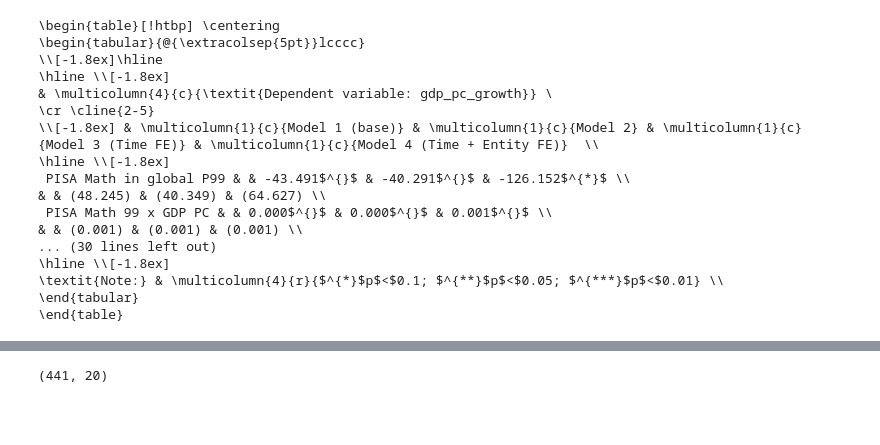
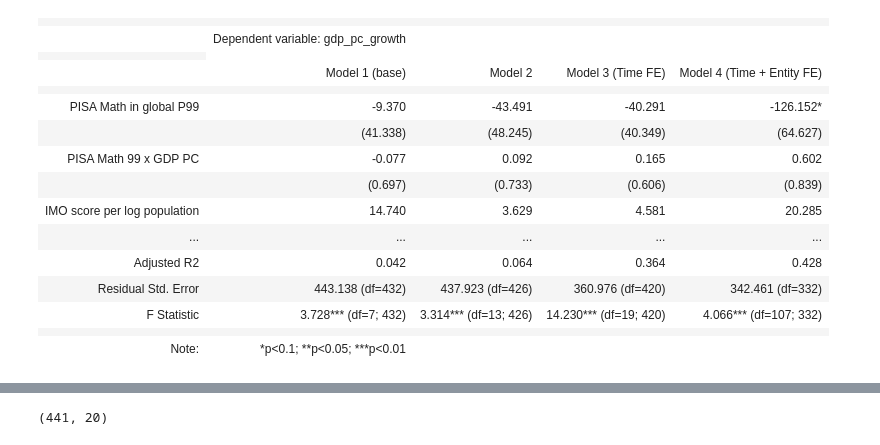
Before and after one commit to jamesxu123/econ442, a Jupyter notebook: charts/regs interac.ipynb, the cells around one changed output, grey strips where cells are left out. Saved outputs shown, nothing was run; the diff lists cells and outputs as text; code cells hidden in the pictures; blank space fills up the shorter version.

```diff
--- a/charts/regs interac.ipynb
+++ b/charts/regs interac.ipynb
@@ -66,32 +24,36 @@ non_pisa_pyears = smf.ols("gdp_pc_growth ~ gdp_pc + democracy_eiu + imo_total_sc
 non_pisa = smf.ols("gdp_pc_growth ~ gdp_pc + democracy_eiu + imo_total_score*gdp_pc + arwu_ranked_num*gdp_pc + primary_completion + lower_sec_completion + upper_sec_completion + population + C(year) ", pd_df).fit()
 non_pisa_country = smf.ols("gdp_pc_growth ~ gdp_pc + democracy_eiu + imo_total_score*gdp_pc + arwu_ranked_num*gdp_pc + primary_completion + lower_sec_completion + upper_sec_completion + population + C(year) + country", pd_df).fit()
 # non_pisa_no_interac = smf.ols("gdp_pc_growth ~ gdp_pc + democracy_eiu + imo_total_score + arwu_ranked_num + primary_completion + lower_sec_completion + upper_sec_completion + population + C(year) ", pd_df).fit()
+# %%
+pisa_no_controls = smf.ols("gdp_pc_growth ~ imo_total_score*gdp_pc + arwu_ranked_num*gdp_pc + in_math99*gdp_pc", pisa_df).fit()
+pisa_no_fix = smf.ols("gdp_pc_growth ~ gdp_pc + imo_total_score*gdp_pc + math + in_math99*gdp_pc + arwu_ranked_num*gdp_pc + primary_completion + lower_sec_completion + upper_sec_completion + population + democracy_eiu", pisa_df).fit()
+pisa = smf.ols("gdp_pc_growth ~ gdp_pc + imo_total_score*gdp_pc + math + in_math99*gdp_pc + arwu_ranked_num*gdp_pc + primary_completion + lower_sec_completion + upper_sec_completion + population + democracy_eiu + C(year) ", pisa_df).fit()
+pisa_country = smf.ols("gdp_pc_growth ~ gdp_pc + imo_total_score*gdp_pc + math + in_math99*gdp_pc + arwu_ranked_num*gdp_pc + primary_completion + lower_sec_completion + upper_sec_completion + population + democracy_eiu + country + C(year)", pisa_df).fit()
 # %%
-pisa_sg = Stargazer([pisa_no_score, pisa_no_fix, pisa, pisa_country])
-pisa_sg.covariate_order(["in_math99", "in_math99:gdp_pc", "imo_total_score", "imo_total_score:gdp_pc", "arwu_ranked_num", "arwu_ranked_num:gdp_pc", "math", "gdp_pc", "primary_completion", "lower_sec_completion", "upper_sec_completion", "democracy_eiu"])
+pisa_sg = Stargazer([pisa_no_controls, pisa_no_fix, pisa, pisa_country])
+pisa_sg.covariate_order(["in_math99", "in_math99:gdp_pc", "imo_total_score", "imo_total_score:gdp_pc", "arwu_ranked_num", "arwu_ranked_num:gdp_pc"])
 pisa_sg.add_line('Time Effects', ['Yes', 'No', 'Yes', 'Yes'])
 pisa_sg.add_line('Fixed Effects', ['No', 'No', 'No', 'Yes'])
 pisa_sg.add_line('Entities', [89, 89, 89, 89])
 pisa_sg.rename_covariates(prod_columns)
 pisa_sg.custom_columns(['Model 1 (base)', 'Model 2', 'Model 3 (Time FE)', 'Model 4 (Time + Entity FE)'], [1, 1, 1, 1])
 pisa_sg.show_model_numbers(False)
-print(pisa_sg.render_latex())
-# pisa_sg
+# print(pisa_sg.render_latex())
+pisa_sg
 # %% [output]
-\begin{table}[!htbp] \centering
-\begin{tabular}{@{\extracolsep{5pt}}lcccc}
-\\[-1.8ex]\hline
-\hline \\[-1.8ex]
-& \multicolumn{4}{c}{\textit{Dependent variable: gdp_pc_growth}} \
-\cr \cline{2-5}
-\\[-1.8ex] & \multicolumn{1}{c}{Model 1 (base)} & \multicolumn{1}{c}{Model 2} & \multicolumn{1}{c}{Model 3 (Time FE)} & \multicolumn{1}{c}{Model 4 (Time + Entity FE)}  \\
-\hline \\[-1.8ex]
- PISA Math in global P99 & & -43.491$^{}$ & -40.291$^{}$ & -126.152$^{*}$ \\
-& & (48.245) & (40.349) & (64.627) \\
- PISA Math 99 x GDP PC & & 0.000$^{}$ & 0.000$^{}$ & 0.001$^{}$ \\
-& & (0.001) & (0.001) & (0.001) \\
-... (30 lines left out)
-\hline \\[-1.8ex]
-\textit{Note:} & \multicolumn{4}{r}{$^{*}$p$<$0.1; $^{**}$p$<$0.05; $^{***}$p$<$0.01} \\
-\end{tabular}
-\end{table}
+|  |  |  |  |  |
+|  | Dependent variable: gdp_pc_growth |  |  |  |
+|  |
+|  | Model 1 (base) | Model 2 | Model 3 (Time FE) | Model 4 (Time + Entity FE) |
+|  |  |  |  |  |
+| PISA Math in global P99 | -9.370 | -43.491 | -40.291 | -126.152* |
+|  | (41.338) | (48.245) | (40.349) | (64.627) |
+| PISA Math 99 x GDP PC | -0.077 | 0.092 | 0.165 | 0.602 |
+|  | (0.697) | (0.733) | (0.606) | (0.839) |
+| IMO score per log population | 14.740 | 3.629 | 4.581 | 20.285 |
+| ... | ... | ... | ... | ... |
+| Adjusted R2 | 0.042 | 0.064 | 0.364 | 0.428 |
+| Residual Std. Error | 443.138 (df=432) | 437.923 (df=426) | 360.976 (df=420) | 342.461 (df=332) |
+| F Statistic | 3.728*** (df=7; 432) | 3.314*** (df=13; 426) | 14.230*** (df=19; 420) | 4.066*** (df=107; 332) |
+|  |  |  |  |  |
+| Note: | *p<0.1; **p<0.05; ***p<0.01 |  |  |  |
```
Also changed, not shown: parts of 9 cells of this notebook, 21 other files.
